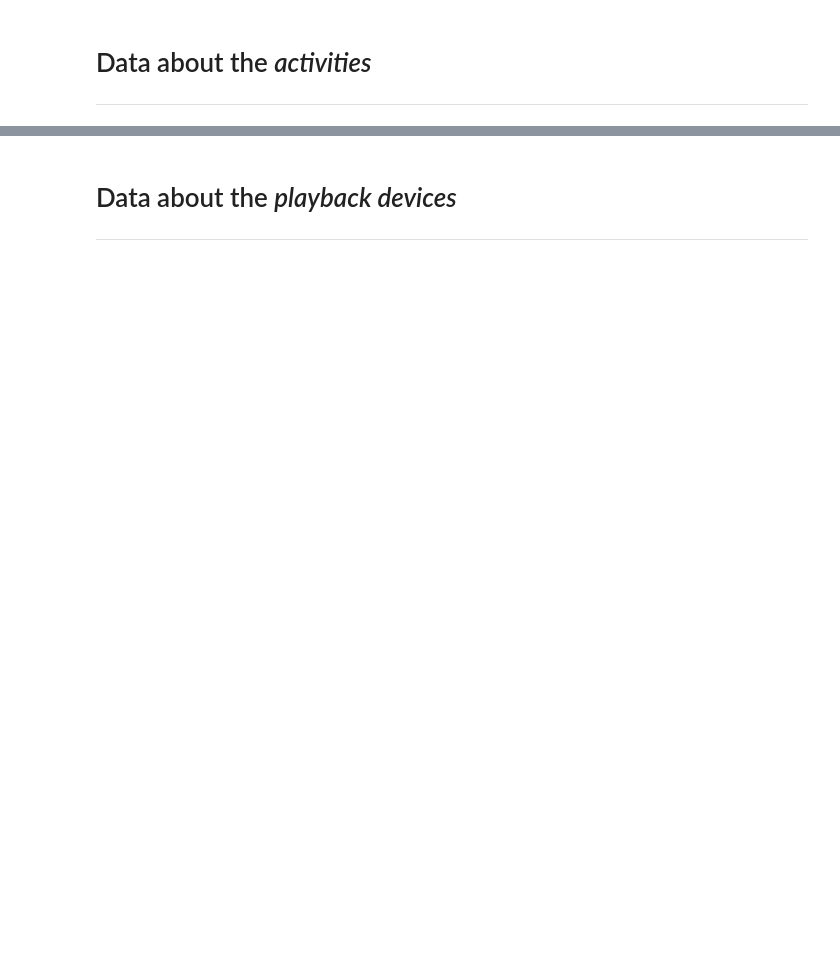
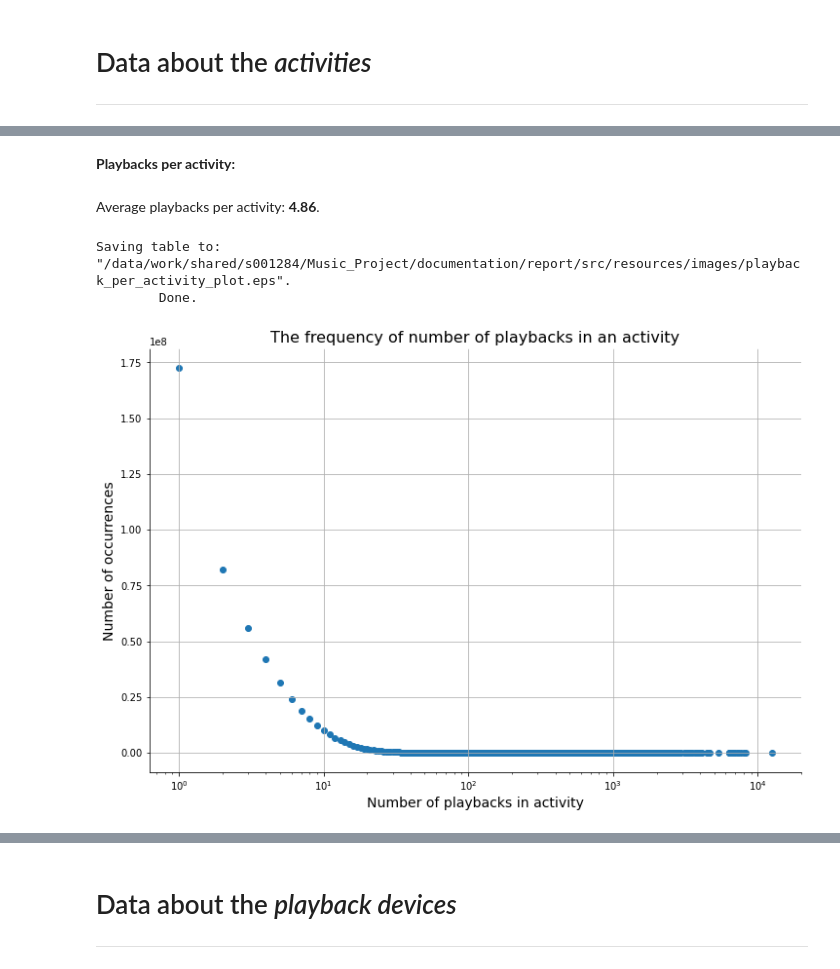
Before and after one commit to wojciechdk/Music_Spring_2021, a Jupyter notebook: initial_statistics.ipynb, the cells around one changed output, grey strips where cells are left out. Drawn from its saved outputs; the diff is of its cells as text; code cells hidden in the pictures; blank space fills up the shorter version.

Commit message:
added playback_per_activity_plot.eps

```diff
--- a/initial_statistics.ipynb
+++ b/initial_statistics.ipynb
@@ -199,0 +158,61 @@ Number of distinct entries in the column: `activity_duration`: **235,387**
+# %% [markdown]
+**Playbacks per activity:**
+# %%
+# Calculate the average number of playbacks per activity:
+playbacks_per_activity_average = (
+    n_rows / dfp_combined_stats.at['activity_id', ('Number of distinct values', '')]
+)
+
+# Display the result
+printmd(f'Average playbacks per activity: **{playbacks_per_activity_average:.2f}**.')
+# %% [output]
+Average playbacks per activity: **4.86**.
+# %%
+# Get number of playbacks for each activity.
+playbacks_per_activity_count = (
+    df_full
+    .groupby('activity_id')
+    .count()
+    .select('count')
+    .rdd
+    .flatMap(lambda x: x)
+    .collect()
+)
+
+# Save to the data to hard drive.
+np.save(Config.Path.initial_stats_playbacks_per_activity_counts,
+        np.array(playbacks_per_activity_count))
+# %%
+playbacks_per_activity_count = np.array(playbacks_per_activity_count)
+# %%
+playbacks_per_activity_frequencies = np.unique(playbacks_per_activity_count,
+                                               return_counts=True)
+# %%
+# Create figure and axes.
+figure, axes = w.plotting.create_empty_figure()
+
+# Plot the frequencies of the number of playbacks per activity.
+axes.scatter(playbacks_per_activity_frequencies[0],
+             playbacks_per_activity_frequencies[1])
+
+# Turn on the grid.
+axes.grid()
+
+# Use logarithmic x-axis.
+axes.set_xscale('log')
+
+# Annotate.
+axes.set_xlabel('Number of playbacks in activity')
+axes.set_ylabel('Number of occurrences')
+axes.set_title('The frequency of number of playbacks in an activity')
+
+# Apply standard formatting.
+w.plotting.format_axes_annotation(axes)
+w.plotting.format_axes(axes)
+
+# Save the plot for use in the report.
+t.save_plot('playback_per_activity_plot', figure)
+# %% [output]
+Saving table to: "/data/work/shared/s001284/Music_Project/documentation/report/src/resources/images/playback_per_activity_plot.eps".
+        Done.
+[figure, added]
```
Also changed, not shown: parts of 89 cells of this notebook, 1 other file.
